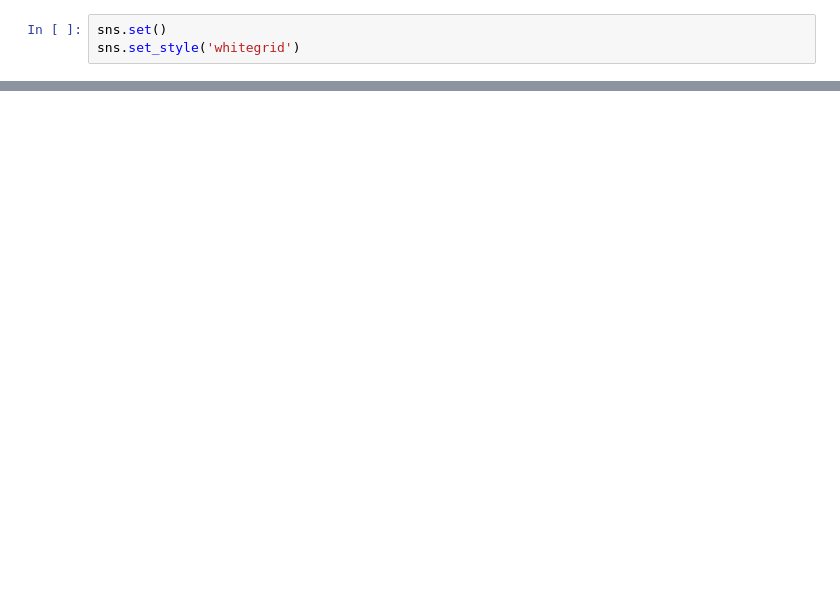
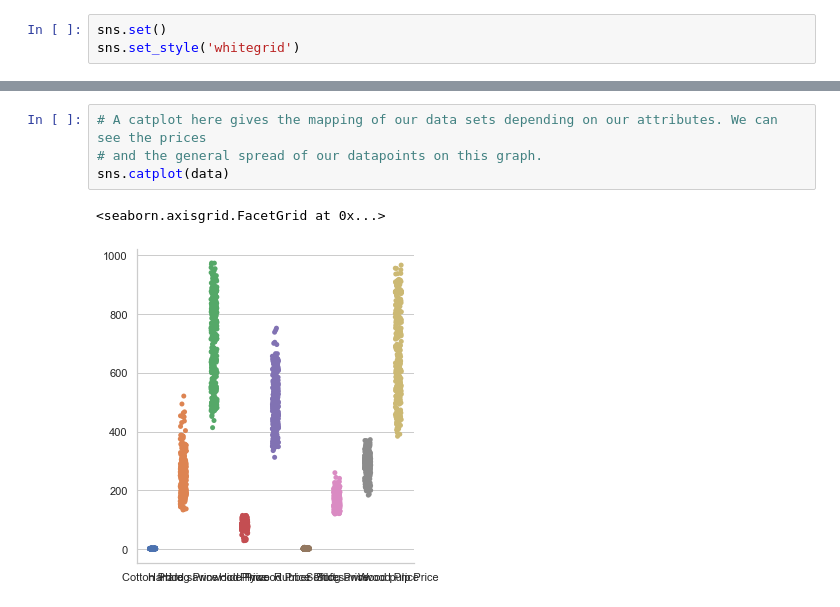
Before and after one commit to FortKnoxWasTaken/DA-Lab, a Jupyter notebook: Expt1/Expt1.ipynb, the cells around one changed output, grey strips where cells are left out. Saved outputs shown, nothing was run; the diff lists cells and outputs as text; blank space fills up the shorter version.

```diff
--- a/Expt1/Expt1.ipynb
+++ b/Expt1/Expt1.ipynb
@@ -44,0 +160,7 @@ sns.pairplot(nasa_data)
+# %%
+# A catplot here gives the mapping of our data sets depending on our attributes. We can see the prices
+# and the general spread of our datapoints on this graph.
+sns.catplot(data)
+# %% [output]
+<seaborn.axisgrid.FacetGrid at 0x...>
+[figure, added]
```
Also changed, not shown: parts of 24 cells of this notebook, 3 other files.
